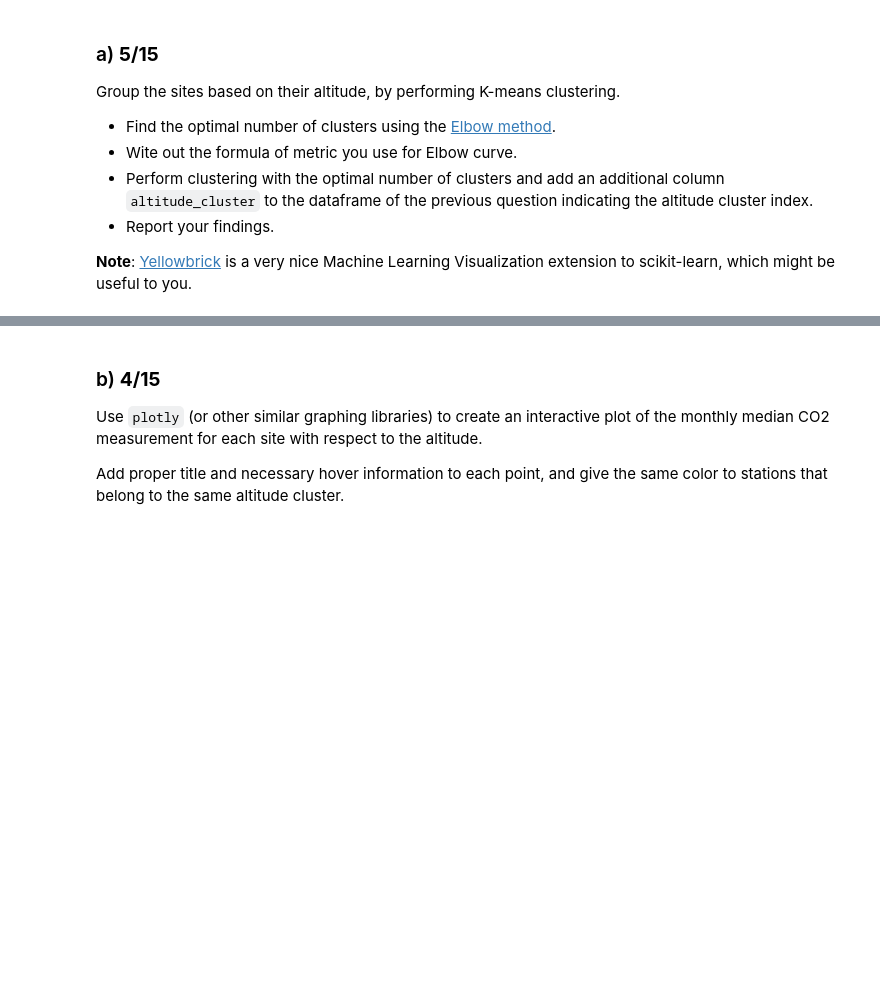
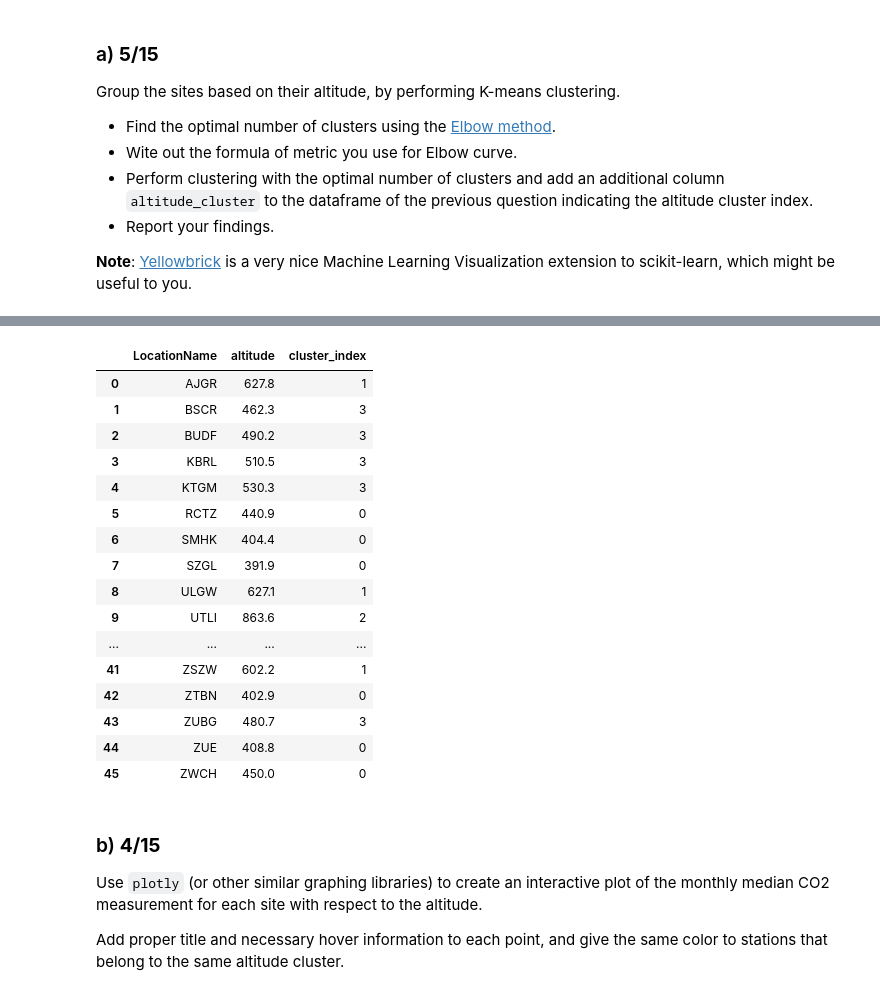
Before and after one commit to ayman-mezghani/dslab-hw1-Data_Science_with_CO2, a Jupyter notebook: notebooks/DSLab-homework1.ipynb, the cells around one changed output, grey strips where cells are left out. Drawn from its saved outputs; the diff is of its cells as text; code cells hidden in the pictures; blank space fills up the shorter version.

```diff
--- a/notebooks/DSLab-homework1.ipynb
+++ b/notebooks/DSLab-homework1.ipynb
@@ -239,3 +273,25 @@ __Note__: [Yellowbrick](http://www.scikit-yb.org/) is a very nice Machine Learni
+# %%
+data['cluster_index'] = assigned_clusters
+# %%
+data
+# %% [output]
+|  | LocationName | altitude | cluster_index |
+| 0 | AJGR | 627.8 | 1 |
+| 1 | BSCR | 462.3 | 3 |
+| 2 | BUDF | 490.2 | 3 |
+| 3 | KBRL | 510.5 | 3 |
+| 4 | KTGM | 530.3 | 3 |
+| 5 | RCTZ | 440.9 | 0 |
+| 6 | SMHK | 404.4 | 0 |
+| 7 | SZGL | 391.9 | 0 |
+| 8 | ULGW | 627.1 | 1 |
+| 9 | UTLI | 863.6 | 2 |
+| ... | ... | ... | ... |
+| 41 | ZSZW | 602.2 | 1 |
+| 42 | ZTBN | 402.9 | 0 |
+| 43 | ZUBG | 480.7 | 3 |
+| 44 | ZUE | 408.8 | 0 |
+| 45 | ZWCH | 450.0 | 0 |
 # %% [markdown]
 ### b) **4/15**
 
```
Also changed, not shown: parts of 14 cells of this notebook.
